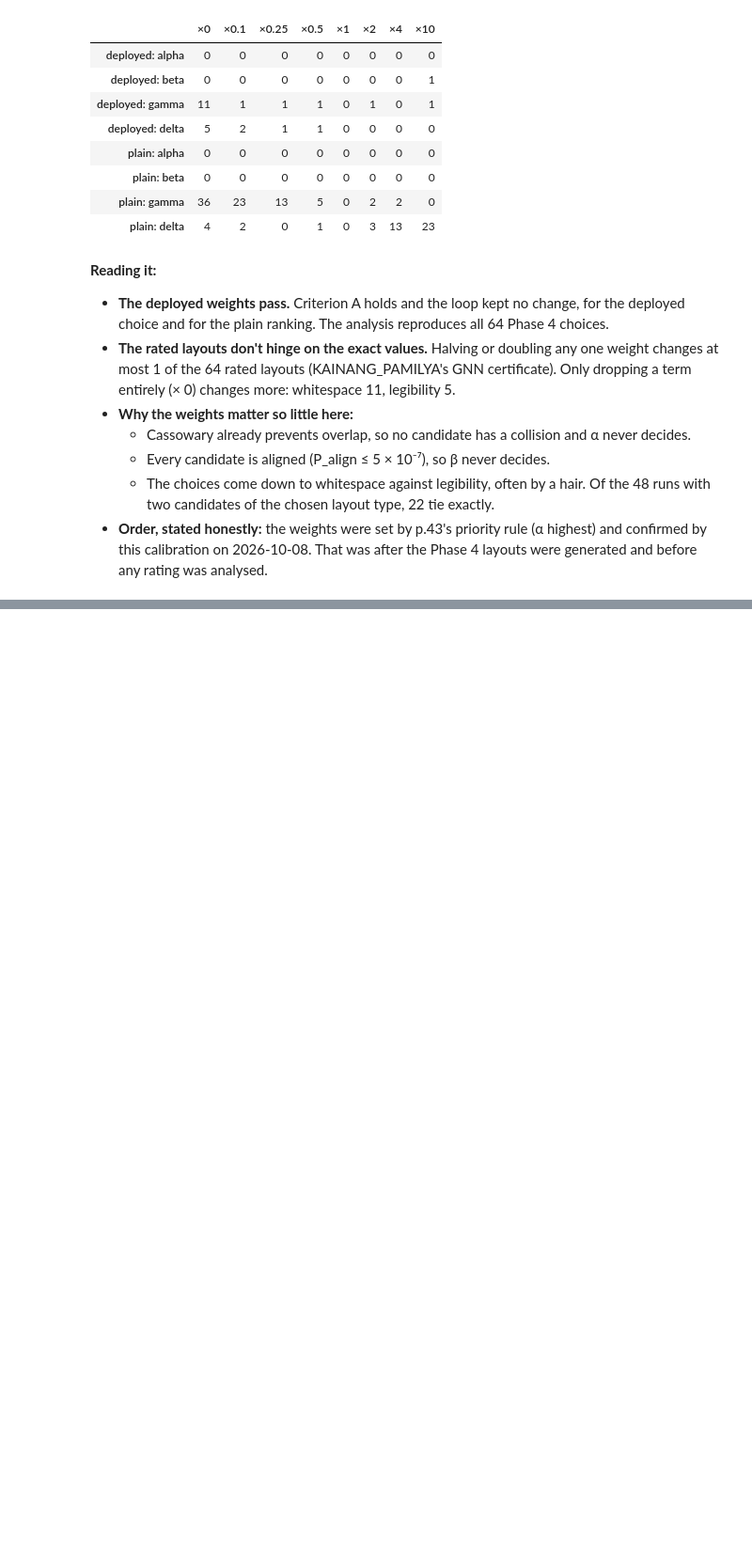
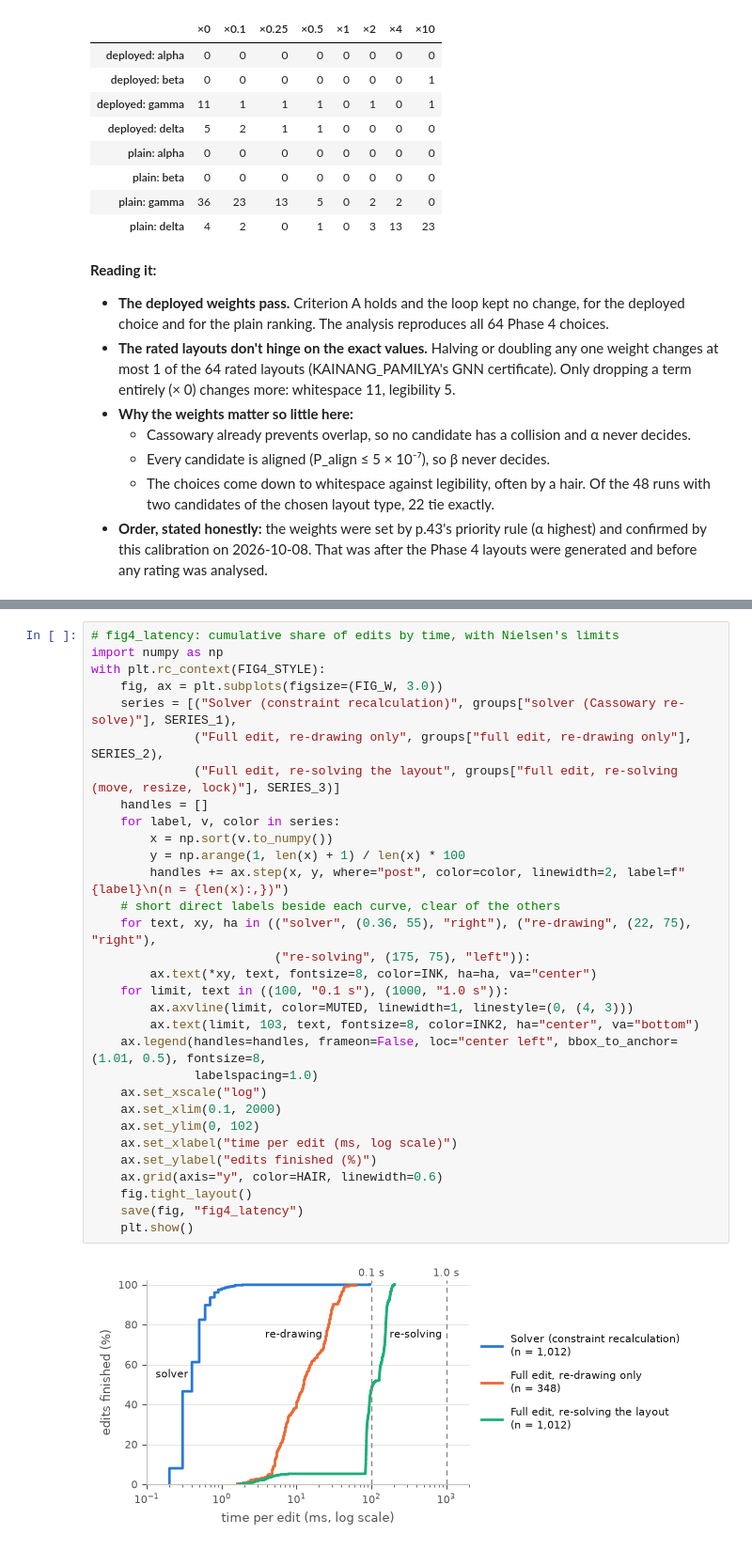
Before and after one commit to mrfahrenheit0528/themesync, a Jupyter notebook: notebooks/results_analysis.ipynb, the cells around one changed output, grey strips where cells are left out. Shown at 94% size. Drawn from its saved outputs; the diff is of its cells as text; blank space fills up the shorter version.

```diff
--- a/notebooks/results_analysis.ipynb
+++ b/notebooks/results_analysis.ipynb
@@ -785,0 +1084,33 @@ No results/mos_results.json yet -- Phase 4 has zero real evaluator data as of th
+# %%
+# fig4_latency: cumulative share of edits by time, with Nielsen's limits
+import numpy as np
+with plt.rc_context(FIG4_STYLE):
+    fig, ax = plt.subplots(figsize=(FIG_W, 3.0))
+    series = [("Solver (constraint recalculation)", groups["solver (Cassowary re-solve)"], SERIES_1),
+              ("Full edit, re-drawing only", groups["full edit, re-drawing only"], SERIES_2),
+              ("Full edit, re-solving the layout", groups["full edit, re-solving (move, resize, lock)"], SERIES_3)]
+    handles = []
+    for label, v, color in series:
+        x = np.sort(v.to_numpy())
+        y = np.arange(1, len(x) + 1) / len(x) * 100
+        handles += ax.step(x, y, where="post", color=color, linewidth=2, label=f"{label}\n(n = {len(x):,})")
+    # short direct labels beside each curve, clear of the others
+    for text, xy, ha in (("solver", (0.36, 55), "right"), ("re-drawing", (22, 75), "right"),
+                         ("re-solving", (175, 75), "left")):
+        ax.text(*xy, text, fontsize=8, color=INK, ha=ha, va="center")
+    for limit, text in ((100, "0.1 s"), (1000, "1.0 s")):
+        ax.axvline(limit, color=MUTED, linewidth=1, linestyle=(0, (4, 3)))
+        ax.text(limit, 103, text, fontsize=8, color=INK2, ha="center", va="bottom")
+    ax.legend(handles=handles, frameon=False, loc="center left", bbox_to_anchor=(1.01, 0.5), fontsize=8,
+              labelspacing=1.0)
+    ax.set_xscale("log")
+    ax.set_xlim(0.1, 2000)
+    ax.set_ylim(0, 102)
+    ax.set_xlabel("time per edit (ms, log scale)")
+    ax.set_ylabel("edits finished (%)")
+    ax.grid(axis="y", color=HAIR, linewidth=0.6)
+    fig.tight_layout()
+    save(fig, "fig4_latency")
+    plt.show()
+# %% [output]
+[figure, added]
```
Also changed, not shown: parts of 35 cells of this notebook, 39 other files.
